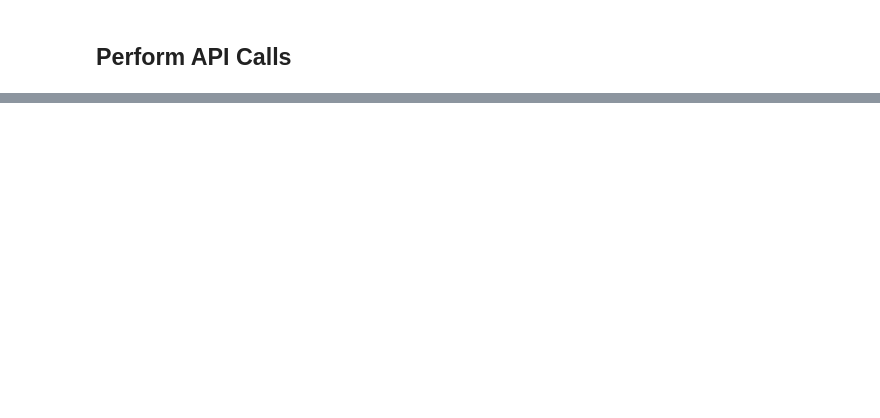
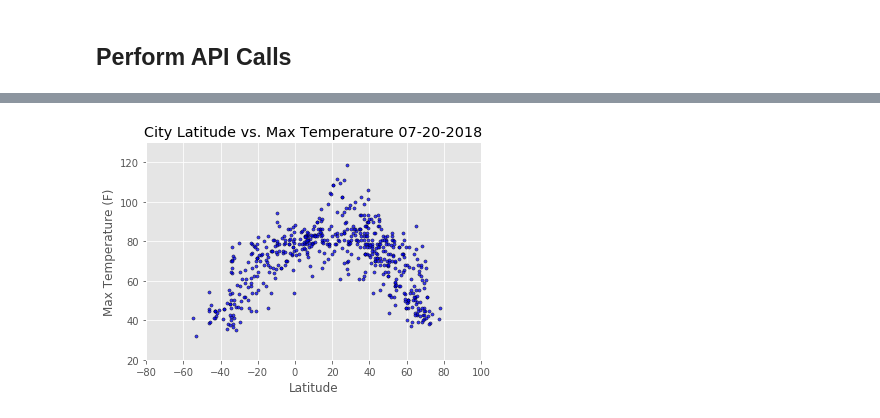
Before and after one commit to Jccommander/PythonAPIWork, a Jupyter notebook: starter_code/WeatherPy.ipynb, the cells around one changed output, grey strips where cells are left out. Cells and saved outputs as stored; diff of their text form; code cells hidden in the pictures; blank space fills up the shorter version.

Commit message:
Finished coding plots and added analysis to the top of the notebook, homework completed

```diff
--- a/starter_code/WeatherPy.ipynb
+++ b/starter_code/WeatherPy.ipynb
@@ -1,11 +6,14 @@
 # %%
 # Dependencies and Setup
 import matplotlib.pyplot as plt
+from matplotlib import style
+from datetime import datetime
 import pandas as pd
 import numpy as np
 import requests
 import time
 import json
+style.use('ggplot')
 
 # Import API key
 from config import api_key
@@ -101,0 +126,8 @@ print(we_data)
+# %%
+# Convert the list of dictionaries Weather Data to a pandas DataFrame
+
+weather_df = pd.DataFrame(weather_data)
+
+# Display count to ensure that an adequate sample was obtained
+
+weather_df.count()
@@ -101,0 +159,34 @@ print(we_data)
+# %%
+# Create scatter plot to display relationship between latitude & temperature
+
+# Save relevant columns from the dataframe to variables
+x_axis = weather_df["Lat"]
+y_axis = weather_df["Max Temp"]
+
+# Begin creating the plot
+
+plt.scatter(x_axis, y_axis, marker="o", facecolors="blue", edgecolors="black", s=10, alpha=0.75)
+
+# Set the x & y limits
+plt.xlim(-80,100)
+plt.ylim(20,130)
+
+# Get the current time so that the date may be added to the graph title
+
+now = datetime.now()
+now = now.strftime("%m-%d-%Y")
+
+# Create a title, and axis labels
+plt.title(f"City Latitude vs. Max Temperature {now}")
+plt.xlabel("Latitude")
+plt.ylabel("Max Temperature (F)")
+
+# Save the plot
+
+plt.savefig("Output/temperature.png")
+
+# Show the plot
+
+plt.show()
+# %% [output]
+[figure, added]
```
Also changed, not shown: parts of 9 cells of this notebook, 7 other files.
